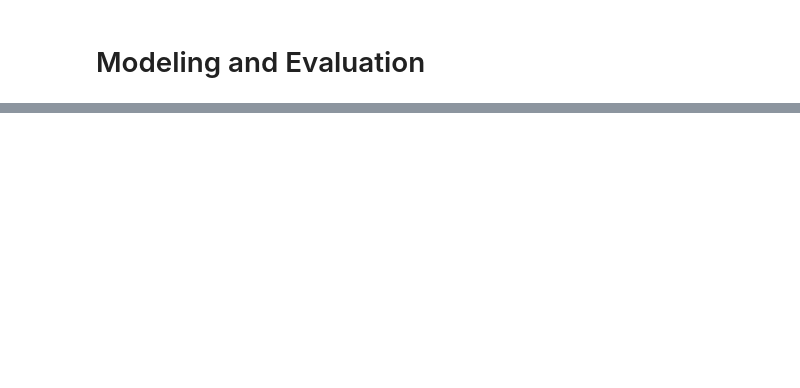
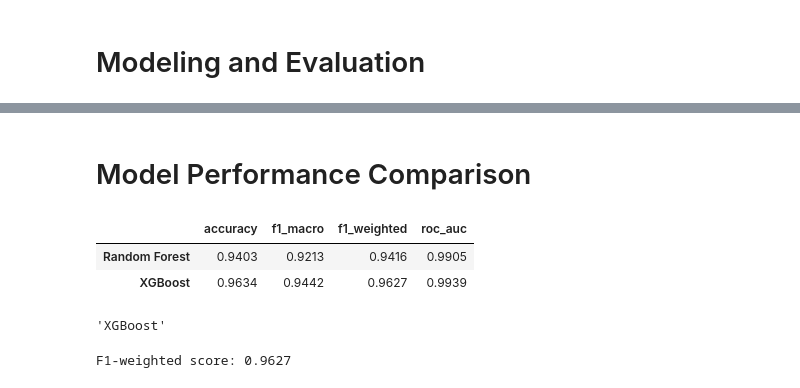
Before and after one commit to kyrikonis/phishing-web-detection, a Jupyter notebook: notebooks/03_modeling_and_eval.ipynb.ipynb, the cells around one changed output, grey strips where cells are left out. Cells and saved outputs as stored; diff of their text form; code cells hidden in the pictures; blank space fills up the shorter version.

```diff
--- a/notebooks/03_modeling_and_eval.ipynb.ipynb
+++ b/notebooks/03_modeling_and_eval.ipynb.ipynb
@@ -232,0 +141,2 @@ Saved RandomForest model to ../models/
+# %%
+xgb_model.fit(X_train, y_train)
@@ -232,0 +156,10 @@ Saved RandomForest model to ../models/
+# %%
+xgb_pred = xgb_model.predict(X_test)
+xgb_pred_proba = xgb_model.predict_proba(X_test)
+# %% [markdown]
+# Model Performance Comparison
+# %%
+models = {
+    'Random Forest': (rf_pred, rf_pred_proba, rf_model),
+    'XGBoost': (xgb_pred, xgb_pred_proba, xgb_model)
+}
@@ -232,0 +168,26 @@ Saved RandomForest model to ../models/
+# %%
+for model_name, (pred, pred_proba, model) in models.items():
+    # Basic metrics
+    accuracy = accuracy_score(y_test, pred)
+    f1_macro = f1_score(y_test, pred, average='macro')
+    f1_weighted = f1_score(y_test, pred, average='weighted')
+
+    # Multi-class ROC-AUC (one-vs-rest)
+    try:
+        roc_auc = roc_auc_score(y_test, pred_proba, multi_class='ovr', average='macro')
+    except:
+        roc_auc = None
+
+    results[model_name] = {
+        'accuracy': accuracy,
+        'f1_macro': f1_macro,
+        'f1_weighted': f1_weighted,
+        'roc_auc': roc_auc
+    }
+# %%
+results_df = pd.DataFrame(results).T
+results_df.round(4)
+# %% [output]
+|  | accuracy | f1_macro | f1_weighted | roc_auc |
+| Random Forest | 0.9403 | 0.9213 | 0.9416 | 0.9905 |
+| XGBoost | 0.9634 | 0.9442 | 0.9627 | 0.9939 |
@@ -232,0 +198,8 @@ Saved RandomForest model to ../models/
+# %%
+best_model_name
+# %% [output]
+'XGBoost'
+# %%
+print(f"F1-weighted score: {results_df.loc[best_model_name, 'f1_weighted']:.4f}")
+# %% [output]
+F1-weighted score: 0.9627
```
Also changed, not shown: parts of 69 cells of this notebook, 1 other file.
